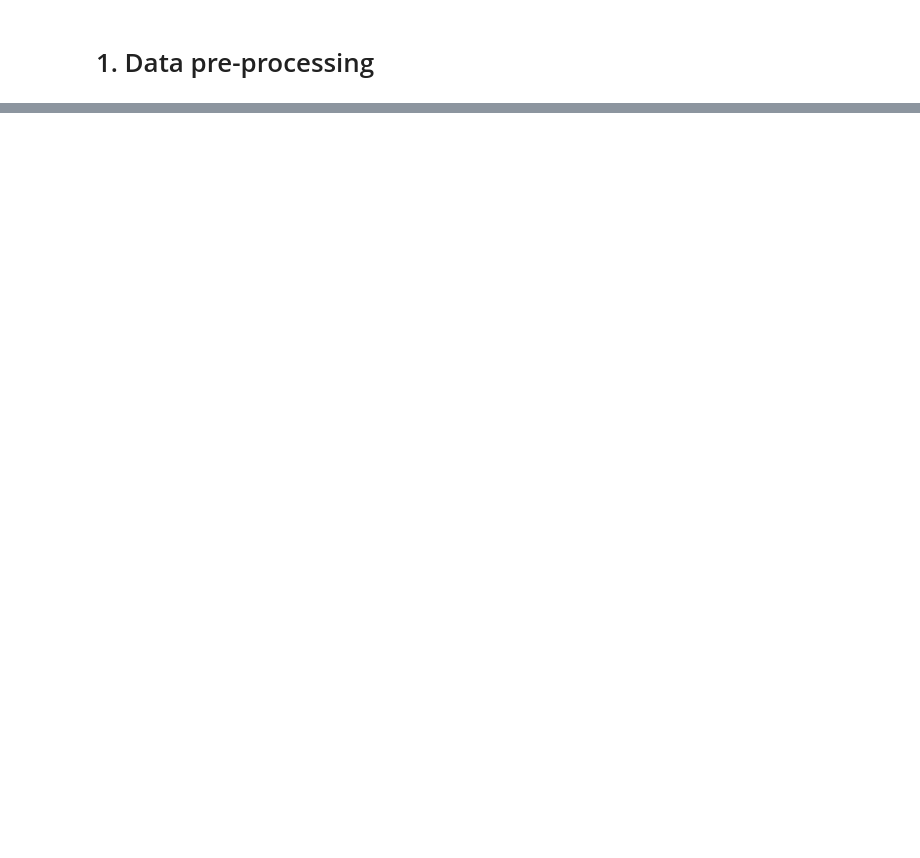
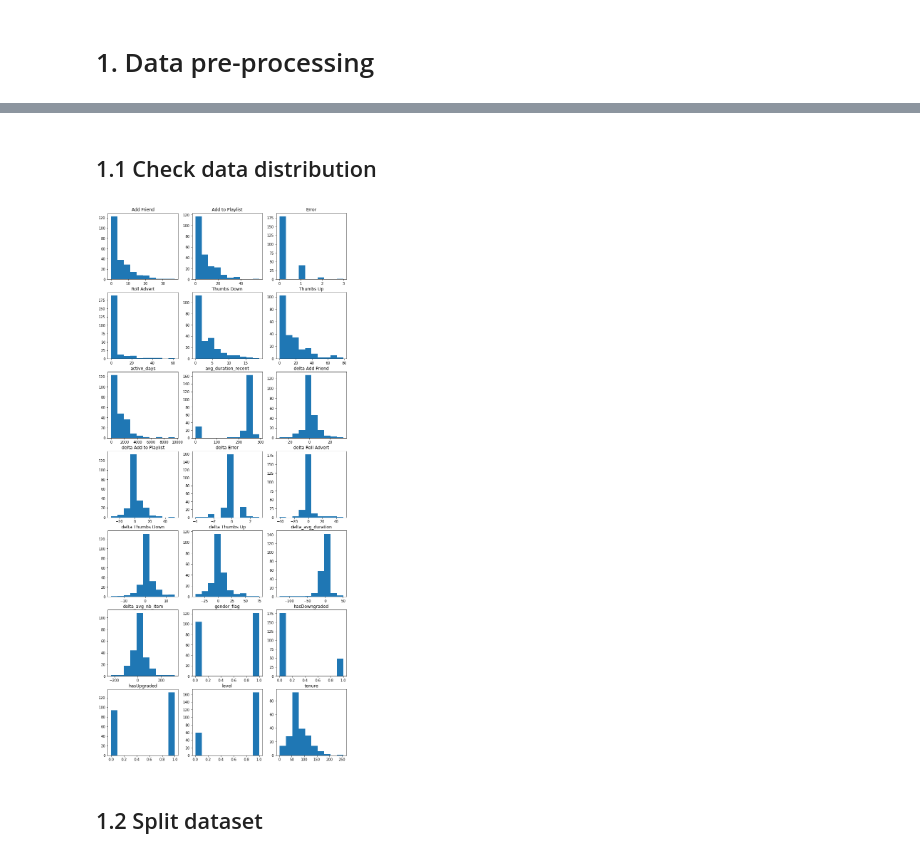
Before and after one commit to petitepepper/Sparkifty_User-Churn-Alert, a Jupyter notebook: 2_Modeling.ipynb, the cells around one changed output, grey strips where cells are left out. Saved outputs shown, nothing was run; the diff lists cells and outputs as text; code cells hidden in the pictures; blank space fills up the shorter version.

```diff
--- a/2_Modeling.ipynb
+++ b/2_Modeling.ipynb
@@ -40,3 +40,8 @@ spark = SparkSession.builder \
         .master("local") \
         .appName("Sparkify_Modeling") \
         .getOrCreate()
+# %%
+# import data
+data_path = "./data/user_mat.json/"
+df = spark.read.json(data_path)
+df.persist()
@@ -42,0 +54,3 @@ spark = SparkSession.builder \
+# %%
+df = df.drop("userId","registration_date","most_resent").fillna(0)
+df.printSchema()
@@ -42,0 +75,29 @@ spark = SparkSession.builder \
+# %% [markdown]
+## 1.1 Check data distribution
+# %%
+# get feature names
+feature_names = df.drop("Churn").columns
+feature_nb = len(feature_names)
+# %%
+# plot the distribution of each feature
+n_per_row = 3
+n_rows = int(feature_nb/n_per_row)
+
+def get_fig_position(i,n_per_row):
+    row = i/n_per_row
+    col = i%n_per_row
+    return int(row),int(col)
+
+# plot hist
+fig,ax = plt.subplots(n_rows,n_per_row,figsize=[12,28])
+for i,name in enumerate(feature_names):
+    ix,iy = get_fig_position(i,n_per_row)
+    axes = ax[ix][iy]
+    feature = df.select(name).toPandas()
+    axes.set_title(name)
+    axes.hist(feature)
+plt.show()
+# %% [output]
+[figure, added]
+# %% [markdown]
+## 1.2 Split dataset
```
Also changed, not shown: parts of 29 cells of this notebook, 17 other files.
